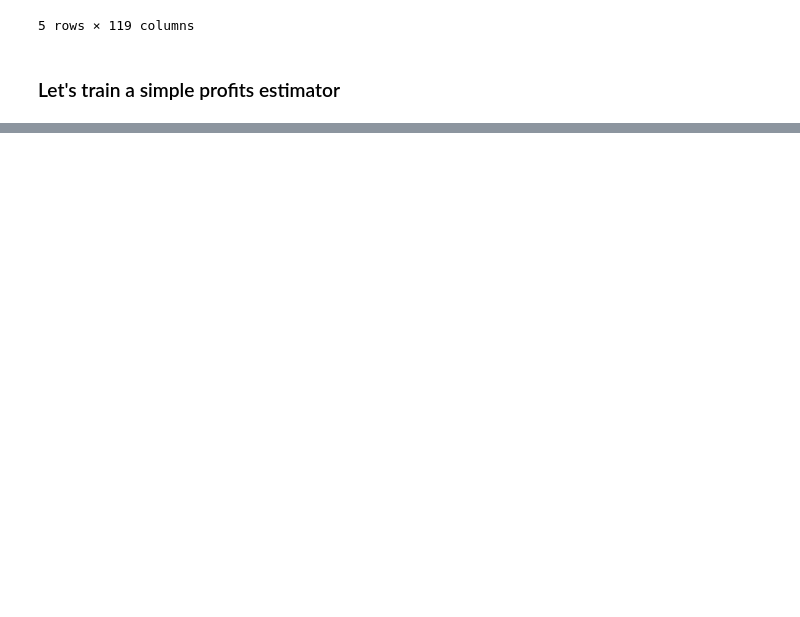
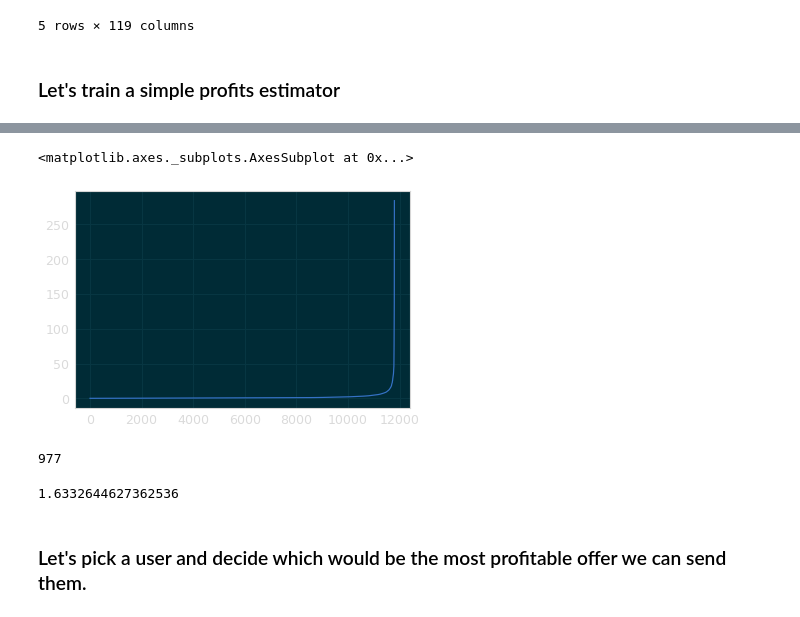
Before and after one commit to mtasende/starbucks-advertising, a Jupyter notebook: notebooks/scratchpad/008-mt-profit-in-10-days.ipynb, the cells around one changed output, grey strips where cells are left out. Saved outputs shown, nothing was run; the diff lists cells and outputs as text; code cells hidden in the pictures; blank space fills up the shorter version.

```diff
--- a/notebooks/scratchpad/008-mt-profit-in-10-days.ipynb
+++ b/notebooks/scratchpad/008-mt-profit-in-10-days.ipynb
@@ -629,0 +719,5 @@ X_train_o.head()
+# %%
+((test_res.pred - test_res.true) / test_res.true).abs().sort_values().reset_index(drop=True).plot()
+# %% [output]
+<matplotlib.axes._subplots.AxesSubplot at 0x...>
+[figure, added]
@@ -629,0 +726,10 @@ X_train_o.head()
+# %%
+(relative_error == np.inf).sum()
+# %% [output]
+977
+# %%
+relative_error[np.isfinite(relative_error)].mean()
+# %% [output]
+1.6332644627362536
+# %% [markdown]
+### Let's pick a user and decide which would be the most profitable offer we can send them.
```
Also changed, not shown: parts of 88 cells of this notebook.
